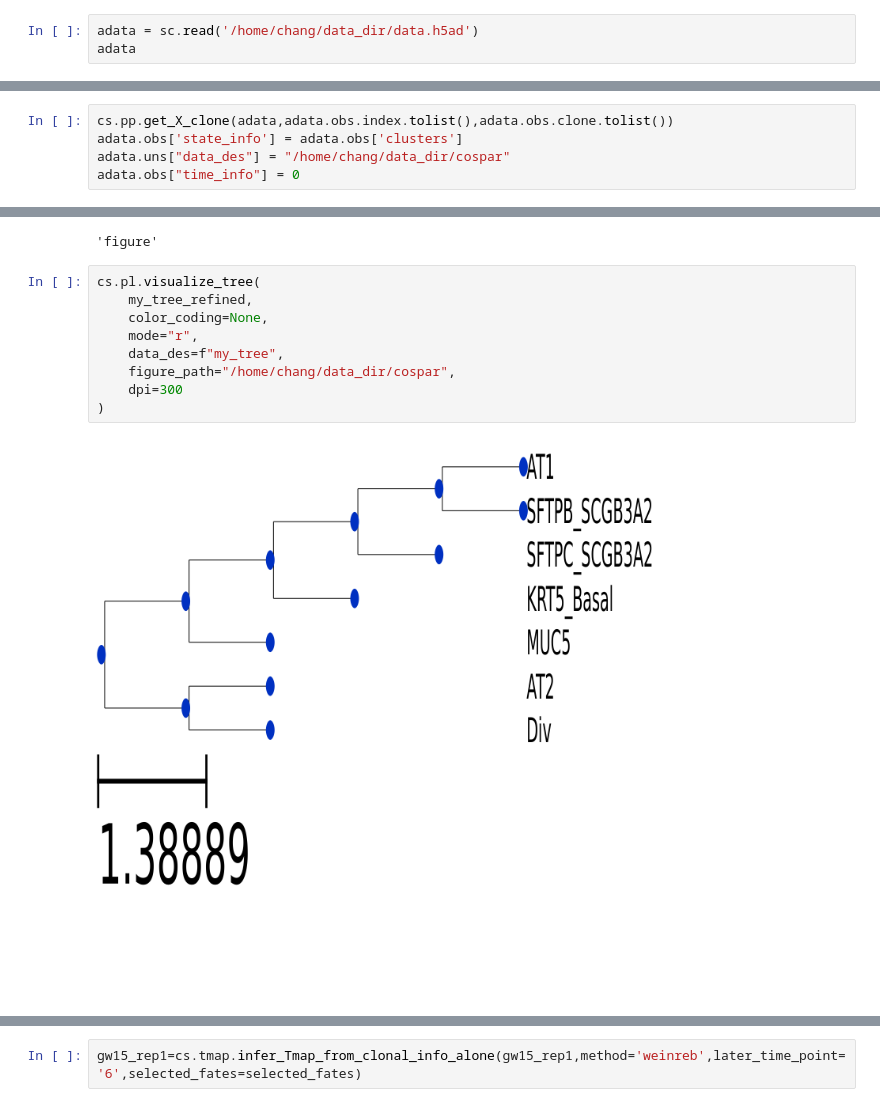
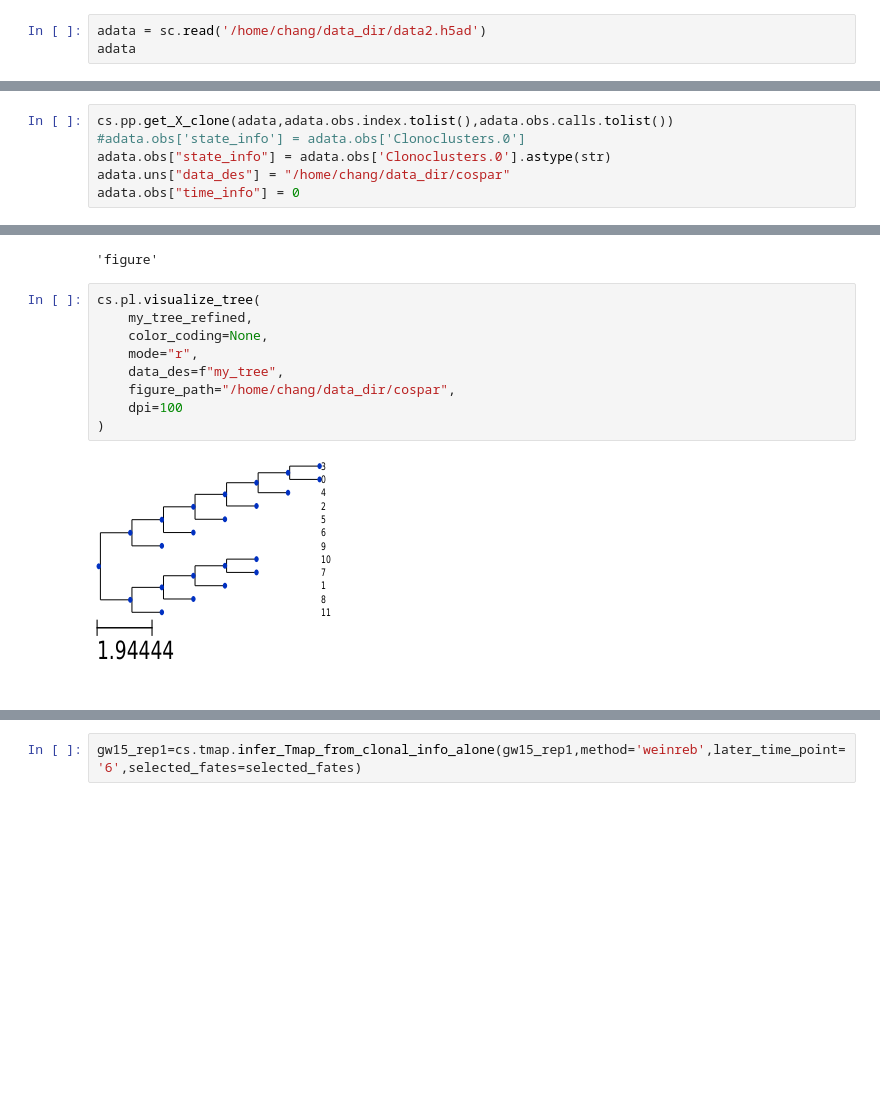
Before and after one commit to cnk113/analysis-scripts, a Jupyter notebook: ipynb/cospar_trace.ipynb, the cells around one changed output, grey strips where cells are left out. Cells and saved outputs as stored; diff of their text form; blank space fills up the shorter version.

```diff
--- a/ipynb/cospar_trace.ipynb
+++ b/ipynb/cospar_trace.ipynb
@@ -11,6 +11,6 @@ os.environ['QT_QPA_PLATFORM']='offscreen'
 #sc.settings.set_figure_params(dpi=100, facecolor='white')
 cs.settings.set_figure_params()
 # %%
-adata = sc.read('/home/chang/data_dir/data.h5ad')
+adata = sc.read('/home/chang/data_dir/data2.h5ad')
 adata
 # %% [output]
@@ -19,7 +19,8 @@ AnnData object with n_obs × n_vars = 2944 × 60959
     obsm: 'X_pca', 'X_umap'
 # %%
-cs.pp.get_X_clone(adata,adata.obs.index.tolist(),adata.obs.clone.tolist())
-adata.obs['state_info'] = adata.obs['clusters']
+cs.pp.get_X_clone(adata,adata.obs.index.tolist(),adata.obs.calls.tolist())
+#adata.obs['state_info'] = adata.obs['Clonoclusters.0']
+adata.obs["state_info"] = adata.obs['Clonoclusters.0'].astype(str)
 adata.uns["data_des"] = "/home/chang/data_dir/cospar"
 adata.obs["time_info"] = 0
 # %%
@@ -88,12 +89,12 @@ cs.settings.figure_path
 # %%
 cs.pl.visualize_tree(
     my_tree_refined,
     color_coding=None,
     mode="r",
     data_des=f"my_tree",
     figure_path="/home/chang/data_dir/cospar",
-    dpi=300
+    dpi=100
 )
 # %% [output]
-[figure, old version]
+[figure, new version]
 # %%
```
Also changed, not shown: parts of 9 cells of this notebook, 4 other files.
